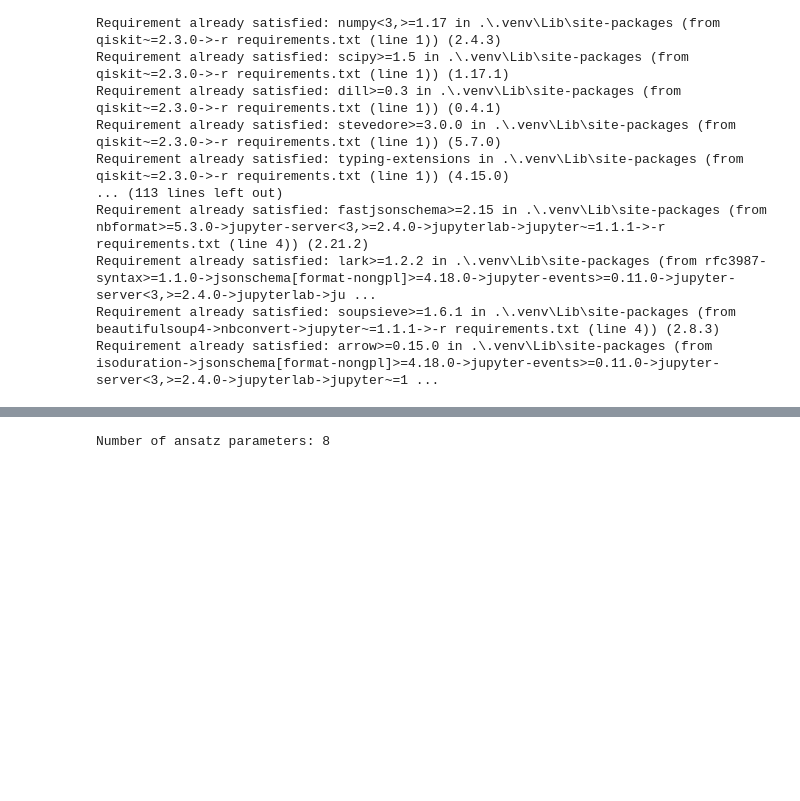
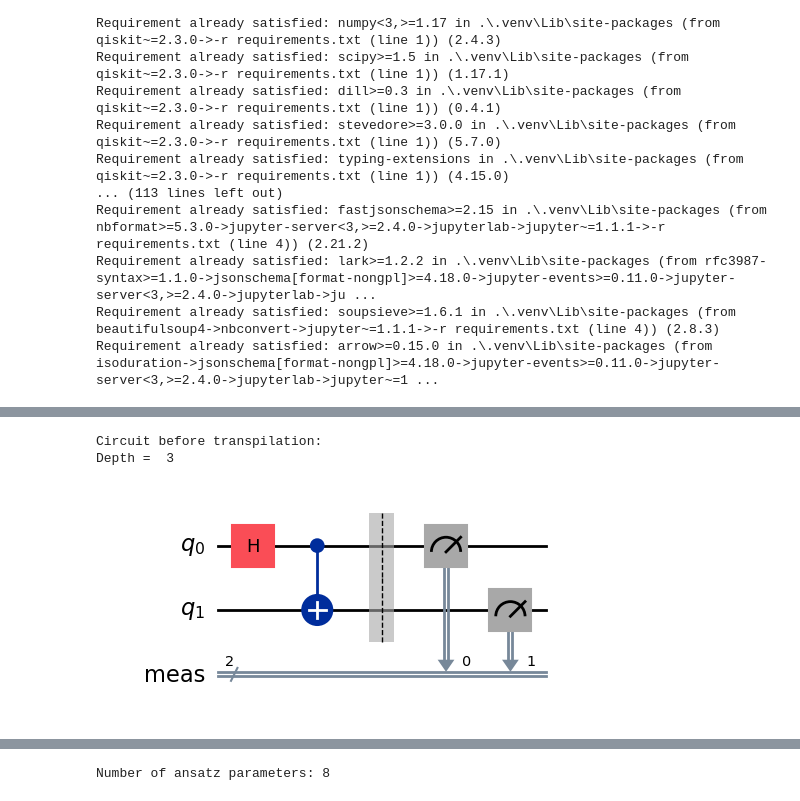
Before and after one commit to snow0369/qiskit_handson_260330, a Jupyter notebook: combined_colab.ipynb, the cells around one changed output, grey strips where cells are left out. Drawn from its saved outputs; the diff is of its cells as text; code cells hidden in the pictures; blank space fills up the shorter version.

```diff
--- a/combined_colab.ipynb
+++ b/combined_colab.ipynb
@@ -221,0 +213,8 @@ It is then mapped to Pauli operator with symmetry-preserving Bravyi-Kitaev trans
+# %%
+from qiskit_ibm_runtime import QiskitRuntimeService
+
+service = QiskitRuntimeService()
+# This may take a few seconds as it fetches the latest backend information.
+# backend = service.least_busy(operational=True, simulator=False, min_num_qubits=4)
+# Or by name:
+backend = service.backend("ibm_torino")
@@ -221,0 +224,13 @@ It is then mapped to Pauli operator with symmetry-preserving Bravyi-Kitaev trans
+# %%
+from qiskit.transpiler.preset_passmanagers import generate_preset_pass_manager
+
+pm = generate_preset_pass_manager(backend=backend, optimization_level=3)
+transpiled_circuit = pm.run(qc)
+
+print("Circuit before transpilation:")
+print("Depth = ", qc.depth())
+qc.draw("mpl")
+# %% [output]
+Circuit before transpilation:
+Depth =  3
+[figure, added]
```
Also changed, not shown: parts of 142 cells of this notebook, 1 other file.
